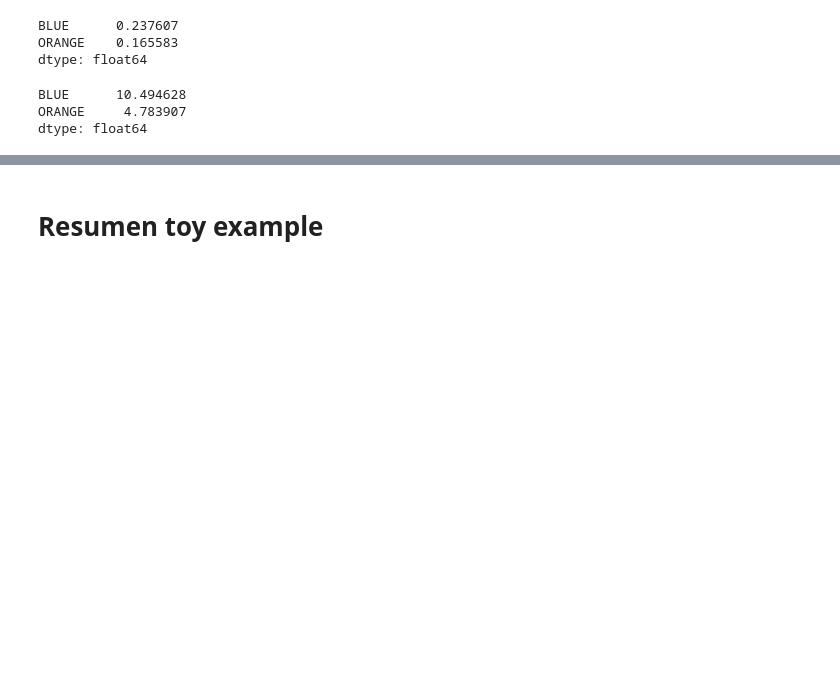
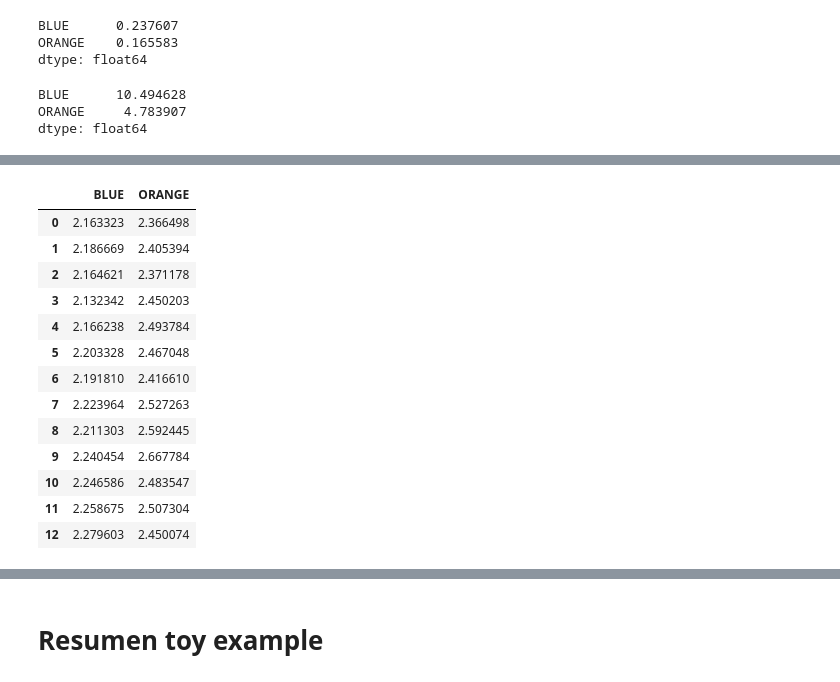
Before and after one commit to venidaydream/Intro_to_Big_Data, a Jupyter notebook: retornos.ipynb, the cells around one changed output, grey strips where cells are left out. Drawn from its saved outputs; the diff is of its cells as text; code cells hidden in the pictures; blank space fills up the shorter version.

```diff
--- a/retornos.ipynb
+++ b/retornos.ipynb
@@ -152,0 +162,19 @@ dtype: float64
+# %%
+import numpy as np
+return_c = np.log(prices)
+return_c
+# %% [output]
+|  | BLUE | ORANGE |
+| 0 | 2.163323 | 2.366498 |
+| 1 | 2.186669 | 2.405394 |
+| 2 | 2.164621 | 2.371178 |
+| 3 | 2.132342 | 2.450203 |
+| 4 | 2.166238 | 2.493784 |
+| 5 | 2.203328 | 2.467048 |
+| 6 | 2.191810 | 2.416610 |
+| 7 | 2.223964 | 2.527263 |
+| 8 | 2.211303 | 2.592445 |
+| 9 | 2.240454 | 2.667784 |
+| 10 | 2.246586 | 2.483547 |
+| 11 | 2.258675 | 2.507304 |
+| 12 | 2.279603 | 2.450074 |
```
Also changed, not shown: parts of 8 cells of this notebook.
